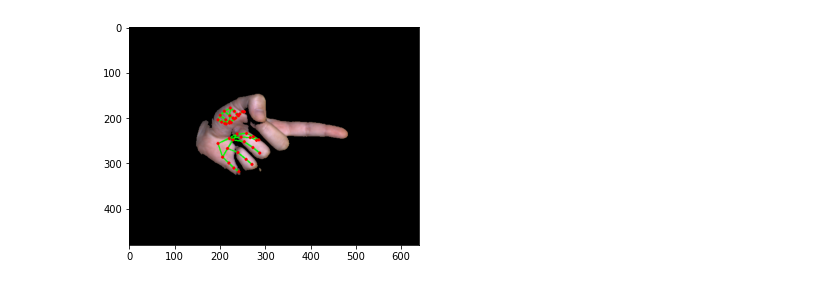
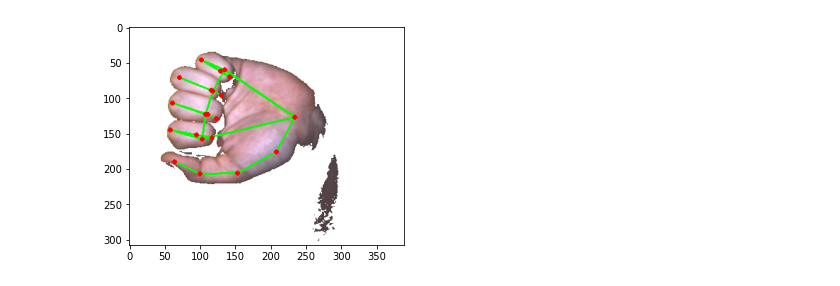
Before and after one commit to malvikavishy/SoH, a Jupyter notebook: Spring2021/Malvika/MediaPipe_JointRecognition.ipynb, the cells around one changed output. Saved outputs shown, nothing was run; the diff lists cells and outputs as text; code cells hidden in the pictures.

```diff
--- a/Spring2021/Malvika/MediaPipe_JointRecognition.ipynb
+++ b/Spring2021/Malvika/MediaPipe_JointRecognition.ipynb
@@ -7,0 +122,3 @@ img = cv2.imread('hand 8.png') # uint8 -> uint16
+# %%
+image = img[(y1-(int(y1/2))):(y2+(int(y2/3))), (x2-(int(x2/2))):(x1+(int(x1/3)))]
+print(image.shape)
@@ -8,3 +127,13 @@ img = cv2.imread('hand 8.png') # uint8 -> uint16
 # %%
-z = 'hand 8.txt'  # Z and RGB
+z = 'a hand.txt'
 z = np.loadtxt(z)
+
+for i in range(308):
+    for j in range(389):
+        if (image[i][j][0] == 0 and image[i][j][1] == 0 and image[i][j][2] == 0):
+            image[i][j][0] = 255
+            image[i][j][1] = 255
+            image[i][j][2] = 255
+cv2.imshow("Image",image)
+cv2.waitKey(0)
+cv2.destroyAllWindows()
@@ -19,6 +146,9 @@ hands = mp_hands.Hands(max_num_hands=2,
 # %%
-image = cv2.flip(img,1)
-image_height, image_width, _ = img.shape
+image = cv2.flip(image,1)
+image_height, image_width, _ = image.shape
+# %%
+hands = mp_hands.Hands(max_num_hands=2,
+                      min_detection_confidence=0.5)
 # %%
 results = hands.process(cv2.cvtColor(image,cv2.COLOR_BGR2RGB))
 # %%
@@ -38,13 +163,10 @@ Handedness:  [classification {
 # %%
 annoted_image = image.copy()
 for hand_landmarks in results.multi_hand_landmarks:
     mp_drawing.draw_landmarks(annoted_image, hand_landmarks, mp_hands.HAND_CONNECTIONS)
 imageshow = plt.imshow(cv2.cvtColor(annoted_image,cv2.COLOR_BGR2RGB))
-cv2.imshow("Image",cv2.flip(annoted_image,1))
-cv2.waitKey(0)
-cv2.destroyAllWindows()
 # %% [output]
-[figure, old version]
+[figure, new version]
 # %%
 # x coordinates
 p0x = hand_landmarks.landmark[mp_hands.HandLandmark.WRIST].x * image_width
```
Also changed, not shown: parts of 17 cells of this notebook.
